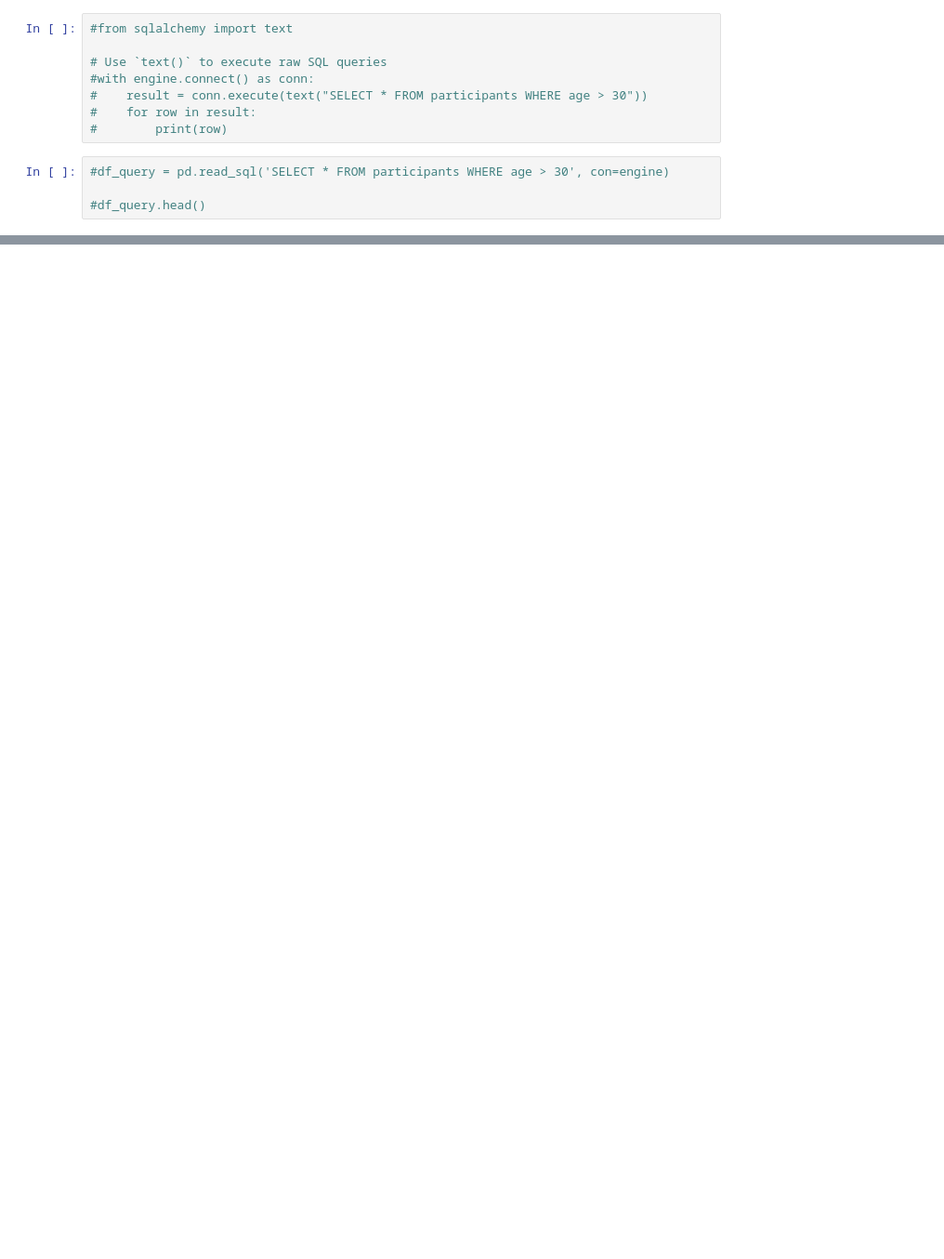
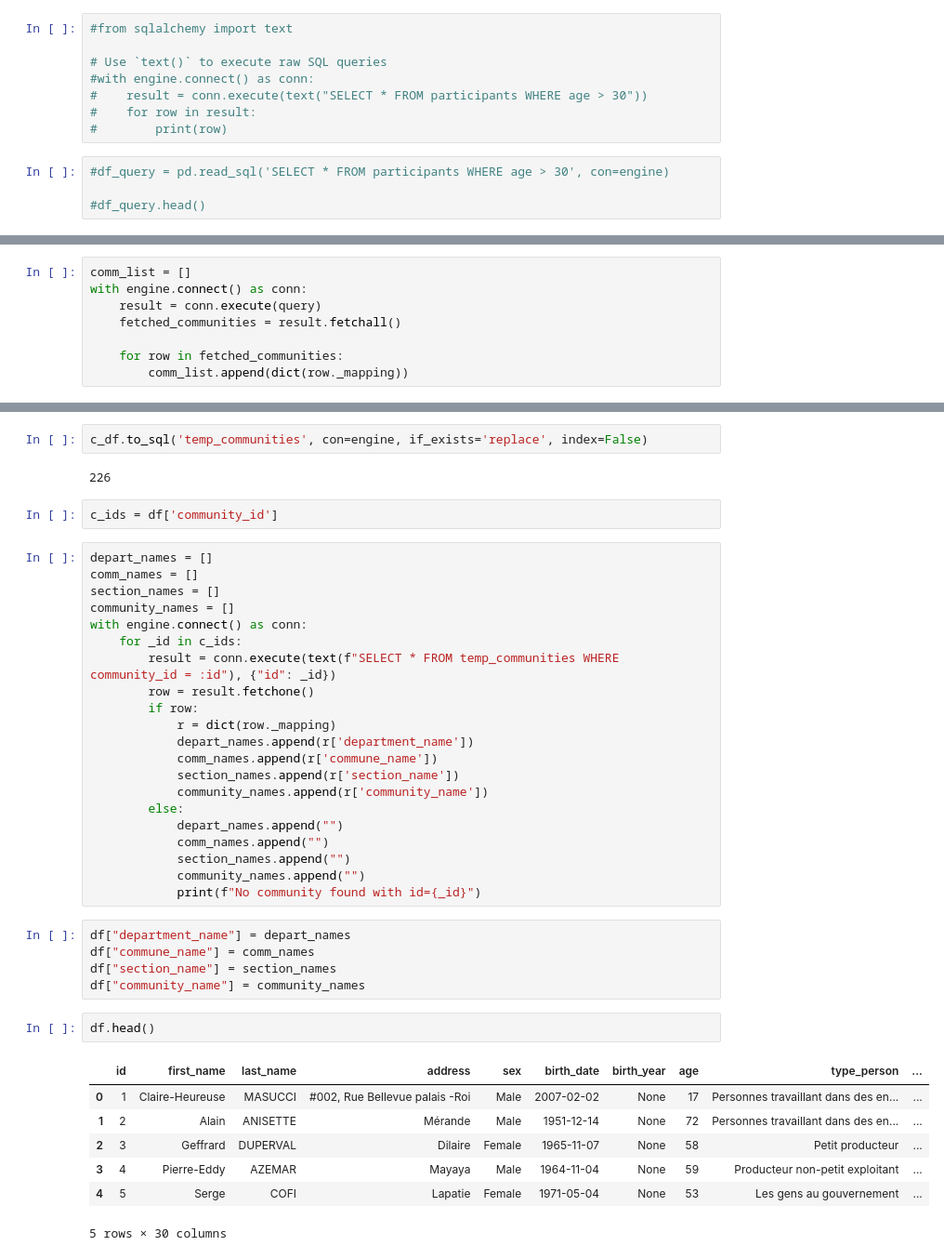
Before and after one commit to wisnercelucus/fake_haitian_farmers, a Jupyter notebook: core/main.ipynb, the cells around one changed output, grey strips where cells are left out. Shown at 93% size. Saved outputs shown, nothing was run; the diff lists cells and outputs as text; blank space fills up the shorter version.

Commit message:
add department, commune and section atributes to df

```diff
--- a/core/main.ipynb
+++ b/core/main.ipynb
@@ -321,0 +307,8 @@ df_from_sql.head()
+# %%
+comm_list = []
+with engine.connect() as conn:
+    result = conn.execute(query)
+    fetched_communities = result.fetchall()
+
+    for row in fetched_communities:
+        comm_list.append(dict(row._mapping))
@@ -321,0 +326,42 @@ df_from_sql.head()
+# %%
+c_df.to_sql('temp_communities', con=engine, if_exists='replace', index=False)
+# %% [output]
+226
+# %%
+c_ids = df['community_id']
+# %%
+depart_names = []
+comm_names = []
+section_names = []
+community_names = []
+with engine.connect() as conn:
+    for _id in c_ids:
+        result = conn.execute(text(f"SELECT * FROM temp_communities WHERE community_id = :id"), {"id": _id})
+        row = result.fetchone()
+        if row:
+            r = dict(row._mapping)
+            depart_names.append(r['department_name'])
+            comm_names.append(r['commune_name'])
+            section_names.append(r['section_name'])
+            community_names.append(r['community_name'])
+        else:
+            depart_names.append("")
+            comm_names.append("")
+            section_names.append("")
+            community_names.append("")
+            print(f"No community found with id={_id}")
+# %%
+df["department_name"] = depart_names
+df["commune_name"] = comm_names
+df["section_name"] = section_names
+df["community_name"] = community_names
+# %%
+df.head()
+# %% [output]
+|  | id | first_name | last_name | address | sex | birth_date | birth_year | age | type_person | ... |
+| 0 | 1 | Claire-Heureuse | MASUCCI | #002, Rue Bellevue palais -Roi | Male | 2007-02-02 | None | 17 | Personnes travaillant dans des en... | ... |
+| 1 | 2 | Alain | ANISETTE | Mérande | Male | 1951-12-14 | None | 72 | Personnes travaillant dans des en... | ... |
+| 2 | 3 | Geffrard | DUPERVAL | Dilaire | Female | 1965-11-07 | None | 58 | Petit producteur | ... |
+| 3 | 4 | Pierre-Eddy | AZEMAR | Mayaya | Male | 1964-11-04 | None | 59 | Producteur non-petit exploitant | ... |
+| 4 | 5 | Serge | COFI | Lapatie | Female | 1971-05-04 | None | 53 | Les gens au gouvernement | ... |
+5 rows × 30 columns
```
Also changed, not shown: parts of 35 cells of this notebook, 2 other files.
